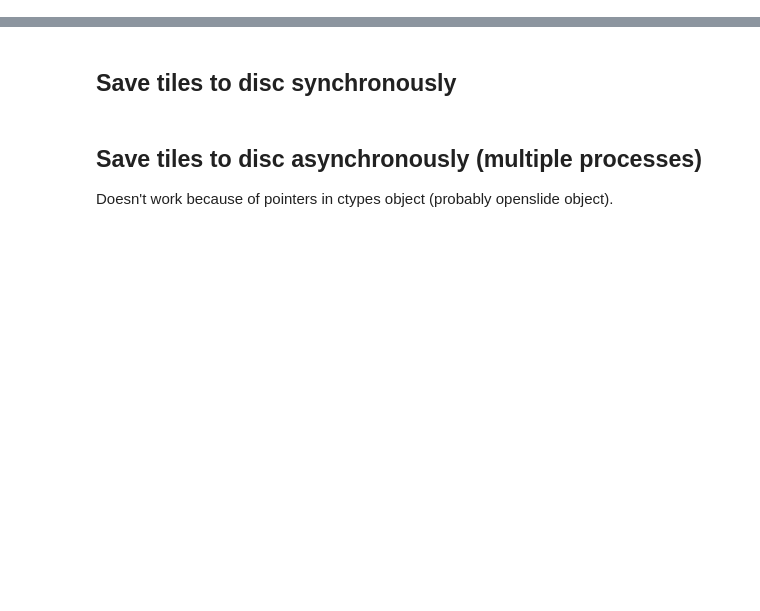
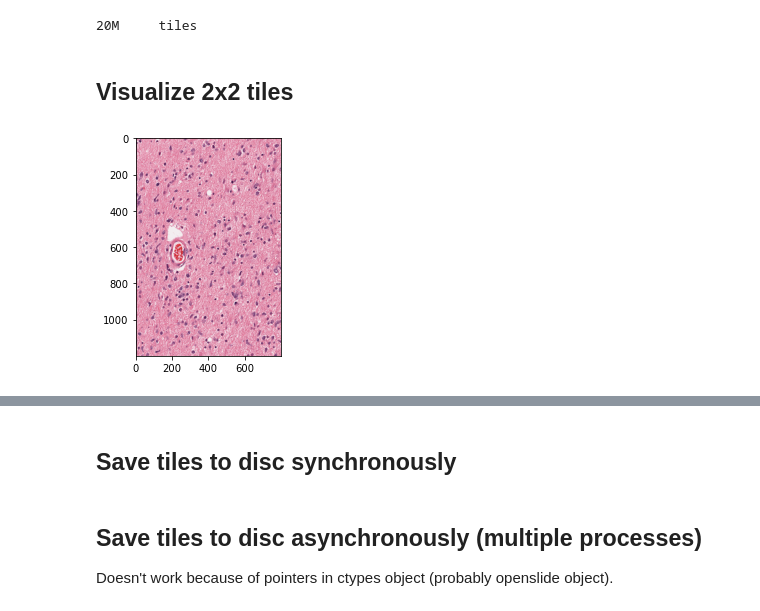
Before and after one commit to kaczmarj/histology-bootcamp, a Jupyter notebook: histo.ipynb, the cells around one changed output, grey strips where cells are left out. Saved outputs shown, nothing was run; the diff lists cells and outputs as text; code cells hidden in the pictures; blank space fills up the shorter version.

```diff
--- a/histo.ipynb
+++ b/histo.ipynb
@@ -140,6 +180,7 @@ def save_one(tilemeta: TileMeta) -> bool:
 # %%
 # Whole slide image from
 # https://data.kitware.com/api/v1/file/5899dd6d8d777f07219fcb23/download
-ssxx = openslide.OpenSlide(
+# Use a variable name that would not be used elsewhere...
+mynewslidexx = openslide.OpenSlide(
     "TCGA-02-0010-01Z-00-DX4.07de2e55-a8fe-40ee-9e98-bcb78050b9f7.svs"
 )
@@ -168,0 +187,18 @@ all_tms[200].as_pil_image()
+# %%
+tile_size = (400, 600)  # cols, rows
+tile_path = Path("tiles")
+
+all_tms = get_tilemetas(
+    oslide=mynewslidexx,
+    wsi_id="TCGA-02-0010-01Z-00-DX4.07de2e55-a8fe-40ee-9e98-bcb78050b9f7",
+    level=0,
+    tile_size=tile_size,
+    # strides=tile_size gives non-overlapping tiles.
+    strides=tile_size,
+    tile_path=tile_path,
+)
+
+print(
+    f"Found {all_tms.size:,} tiles in"
+    f" {all_tms.shape[0]} columns and {all_tms.shape[1]} rows."
+)
@@ -168,0 +212,14 @@ all_tms[200].as_pil_image()
+# %%
+import tqdm
+
+results = []
+subset_tms = all_tms[2:20, 30:32]
+for tm in tqdm.tqdm(subset_tms.flat):
+    res = save_one(tm)
+    results.append(res)
+# %%
+!du -h $tile_path
+# %% [output]
+20M     tiles
+# %% [markdown]
+## Visualize 2x2 tiles
@@ -168,0 +229,13 @@ all_tms[200].as_pil_image()
+# %%
+# Now the data are in (row, col) format for skimage.
+# But subset_tms is in format (col, row). Oy...
+rows, cols = 600, 400
+big_img = np.zeros((rows * 2, cols * 2, 4), dtype="uint8")
+big_img[:rows, :cols, :] = skimage.io.imread(subset_tms[10, 0].filepath)
+big_img[:rows, cols:, :] = skimage.io.imread(subset_tms[11, 0].filepath)
+big_img[rows:, :cols, :] = skimage.io.imread(subset_tms[10, 1].filepath)
+big_img[rows:, cols:, :] = skimage.io.imread(subset_tms[11, 1].filepath)
+plt.imshow(big_img)
+skimage.io.imsave("tmp2x2.png", big_img)
+# %% [output]
+[figure, added]
```
Also changed, not shown: parts of 70 cells of this notebook.
